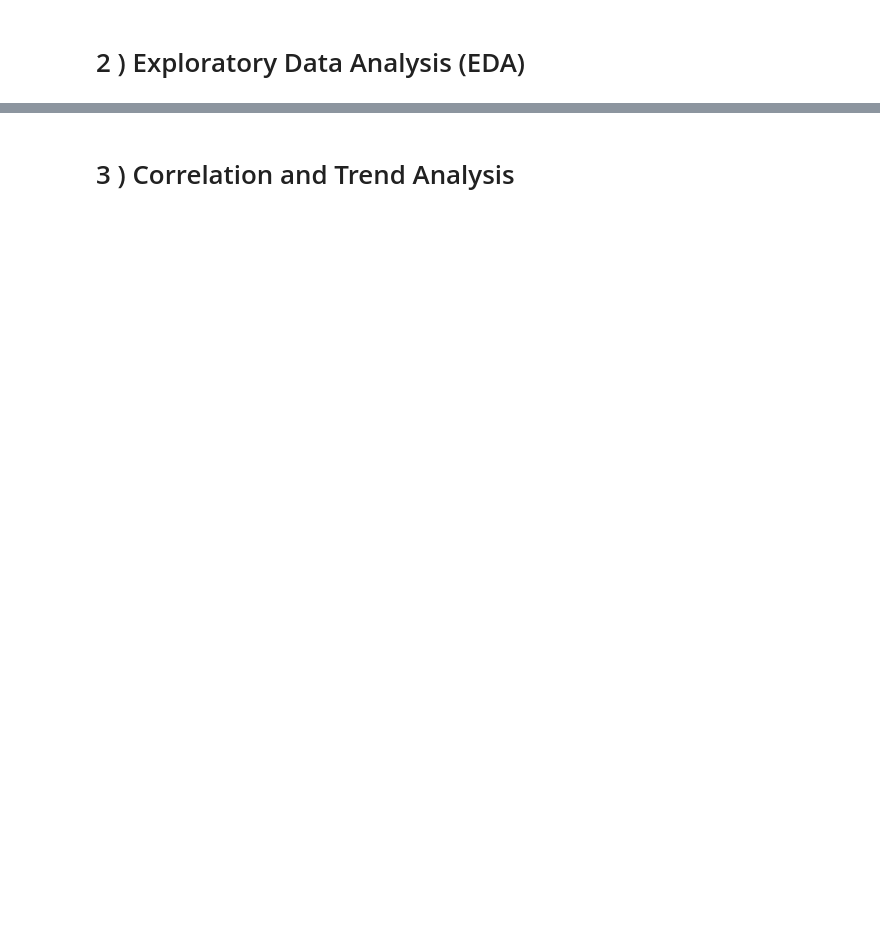
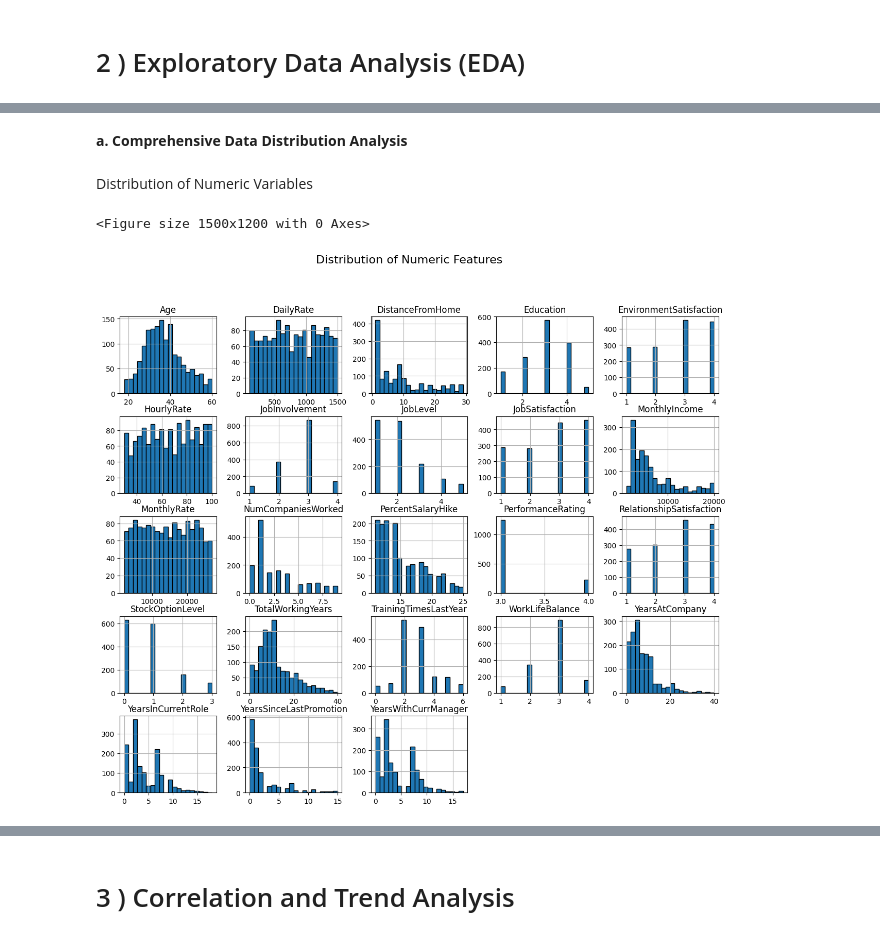
Before and after one commit to y-fares/PSTB-YCDynamics-Hackathon-1, a Jupyter notebook: yc_dynamics_hackathon1_subj3.ipynb, the cells around one changed output, grey strips where cells are left out. Cells and saved outputs as stored; diff of their text form; code cells hidden in the pictures; blank space fills up the shorter version.

Commit message:
Adding additional EDA elements and first visualisations

```diff
--- a/yc_dynamics_hackathon1_subj3.ipynb
+++ b/yc_dynamics_hackathon1_subj3.ipynb
@@ -168,0 +186,2 @@ np.int64(0)
+# %%
+df.drop(columns=['EmployeeCount', 'EmployeeNumber', 'Over18', 'StandardHours'], inplace=True)
@@ -170,0 +246,15 @@ np.int64(0)
+# %% [markdown]
+**a. Comprehensive Data Distribution Analysis**
+# %% [markdown]
+Distribution of Numeric Variables
+# %%
+# Visualize numeric distributions
+numeric_cols = df.select_dtypes(include=np.number).columns
+
+plt.figure(figsize=(15, 12))
+df[numeric_cols].hist(bins=20, figsize=(15, 12), edgecolor='black')
+plt.suptitle("Distribution of Numeric Features", fontsize=16)
+plt.show()
+# %% [output]
+<Figure size 1500x1200 with 0 Axes>
+[figure, added]
```
Also changed, not shown: parts of 36 cells of this notebook.
